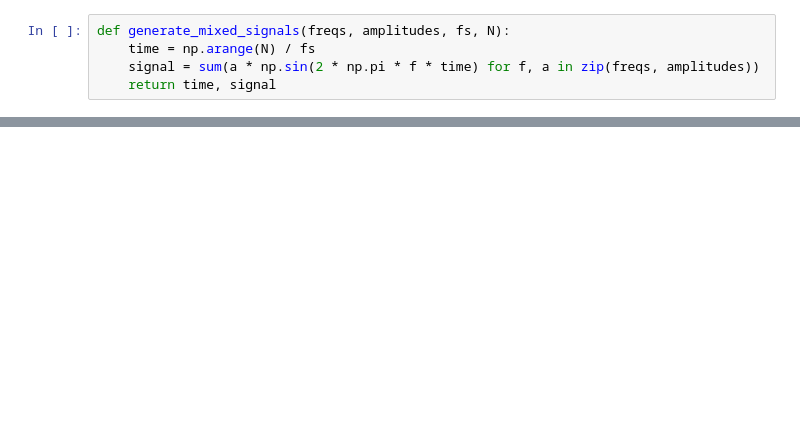
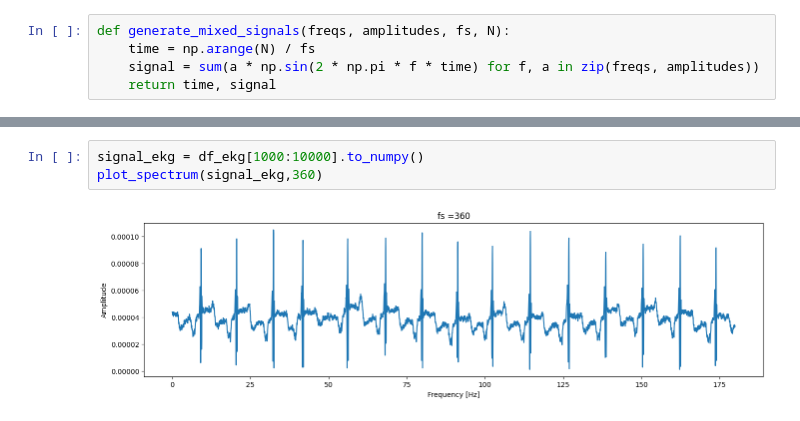
Before and after one commit to DamianRyczko/CPSiO, a Jupyter notebook: EKG/ekg.ipynb, the cells around one changed output, grey strips where cells are left out. Drawn from its saved outputs; the diff is of its cells as text; blank space fills up the shorter version.

```diff
--- a/EKG/ekg.ipynb
+++ b/EKG/ekg.ipynb
@@ -220,0 +239,5 @@ plot_spectrum(signal1, fs=200)
+# %%
+signal_ekg = df_ekg[1000:10000].to_numpy()
+plot_spectrum(signal_ekg,360)
+# %% [output]
+[figure, added]
```
Also changed, not shown: parts of 21 cells of this notebook.
